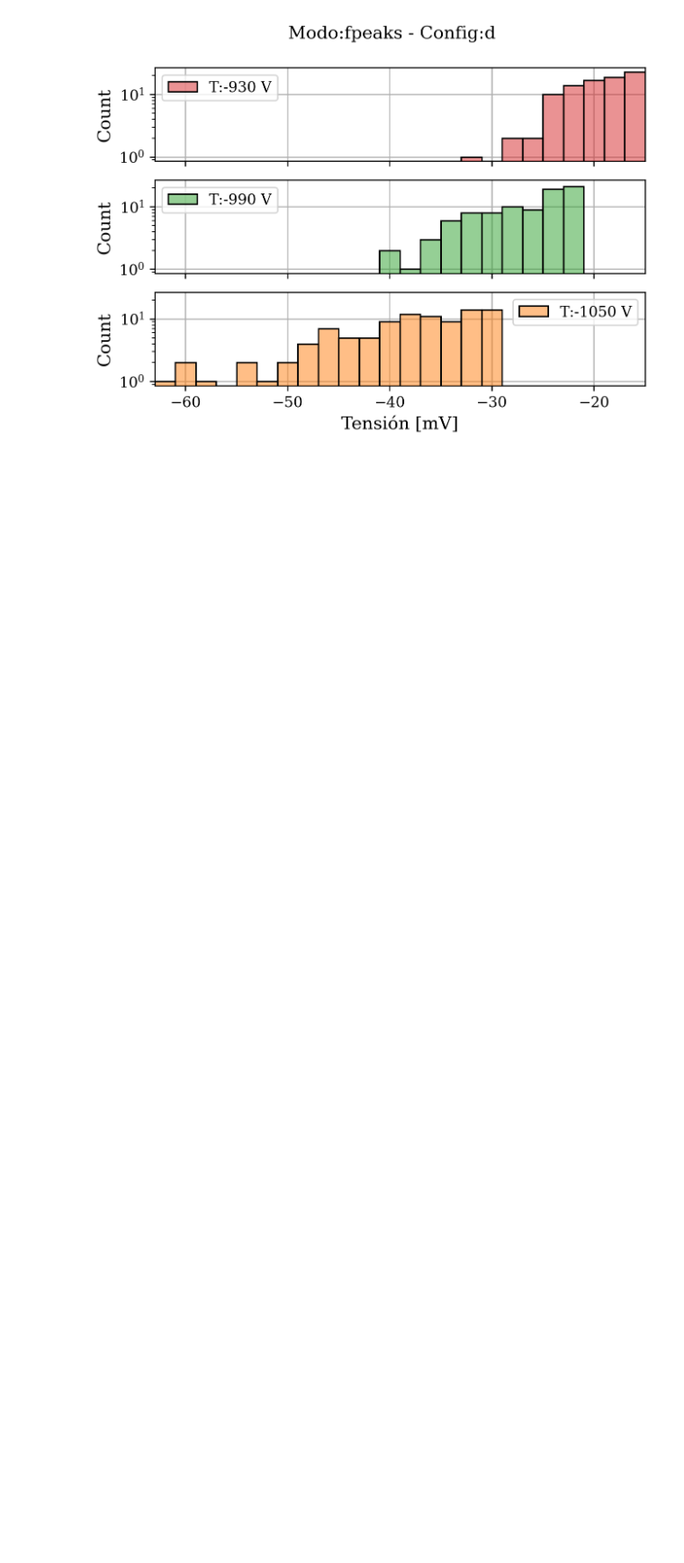
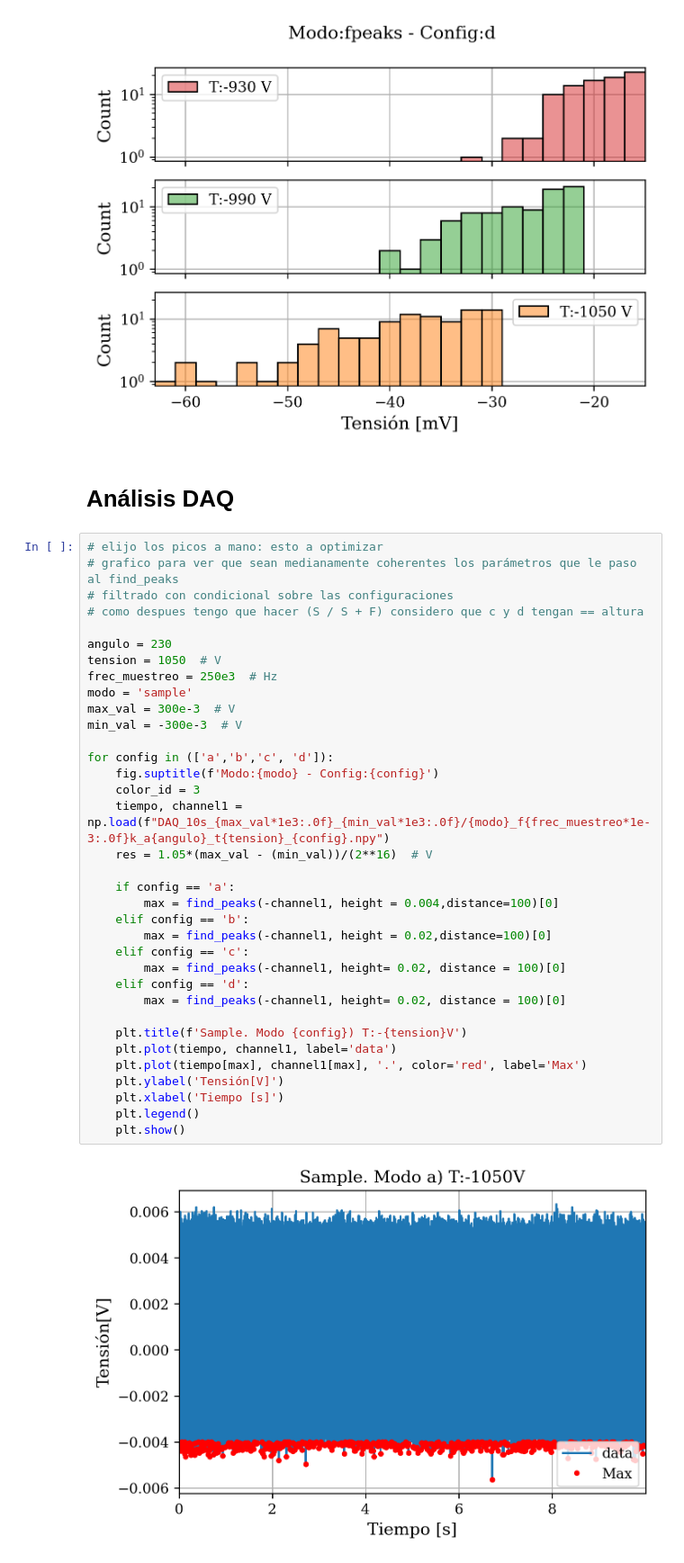
Before and after one commit to agustinbrusco/Laboratorio5, a Jupyter notebook: Datos y código - Práctica 3/analisis_ruido.ipynb, the cells around one changed output. Shown at 90% size. Drawn from its saved outputs; the diff is of its cells as text; blank space fills up the shorter version.

Commit message:
Avances Vumbral y Análisis Distribuciones

```diff
--- a/Datos y código - Práctica 3/analisis_ruido.ipynb
+++ b/Datos y código - Práctica 3/analisis_ruido.ipynb
@@ -237,3 +238,42 @@ for modo in (['sample', 'fpeaks']):
 [figure]
 [figure]
 [figure]
+# %% [markdown]
+# Análisis DAQ
+# %%
+# elijo los picos a mano: esto a optimizar
+# grafico para ver que sean medianamente coherentes los parámetros que le paso al find_peaks
+# filtrado con condicional sobre las configuraciones
+# como despues tengo que hacer (S / S + F) considero que c y d tengan == altura
+
+angulo = 230
+tension = 1050  # V
+frec_muestreo = 250e3  # Hz
+modo = 'sample'
+max_val = 300e-3  # V
+min_val = -300e-3  # V
+
+for config in (['a','b','c', 'd']):
+    fig.suptitle(f'Modo:{modo} - Config:{config}')
+    color_id = 3
+    tiempo, channel1 = np.load(f"DAQ_10s_{max_val*1e3:.0f}_{min_val*1e3:.0f}/{modo}_f{frec_muestreo*1e-3:.0f}k_a{angulo}_t{tension}_{config}.npy")
+    res = 1.05*(max_val - (min_val))/(2**16)  # V
+
+    if config == 'a':
+        max = find_peaks(-channel1, height = 0.004,distance=100)[0]
+    elif config == 'b':
+        max = find_peaks(-channel1, height = 0.02,distance=100)[0]
+    elif config == 'c':
+        max = find_peaks(-channel1, height= 0.02, distance = 100)[0]
+    elif config == 'd':
+        max = find_peaks(-channel1, height= 0.02, distance = 100)[0]
+
+    plt.title(f'Sample. Modo {config}) T:-{tension}V')
+    plt.plot(tiempo, channel1, label='data')
+    plt.plot(tiempo[max], channel1[max], '.', color='red', label='Max')
+    plt.ylabel('Tensión[V]')
+    plt.xlabel('Tiempo [s]')
+    plt.legend()
+    plt.show()
+# %% [output]
+[figure, added]
```
Also changed, not shown: parts of 8 cells of this notebook, 1 other file.
